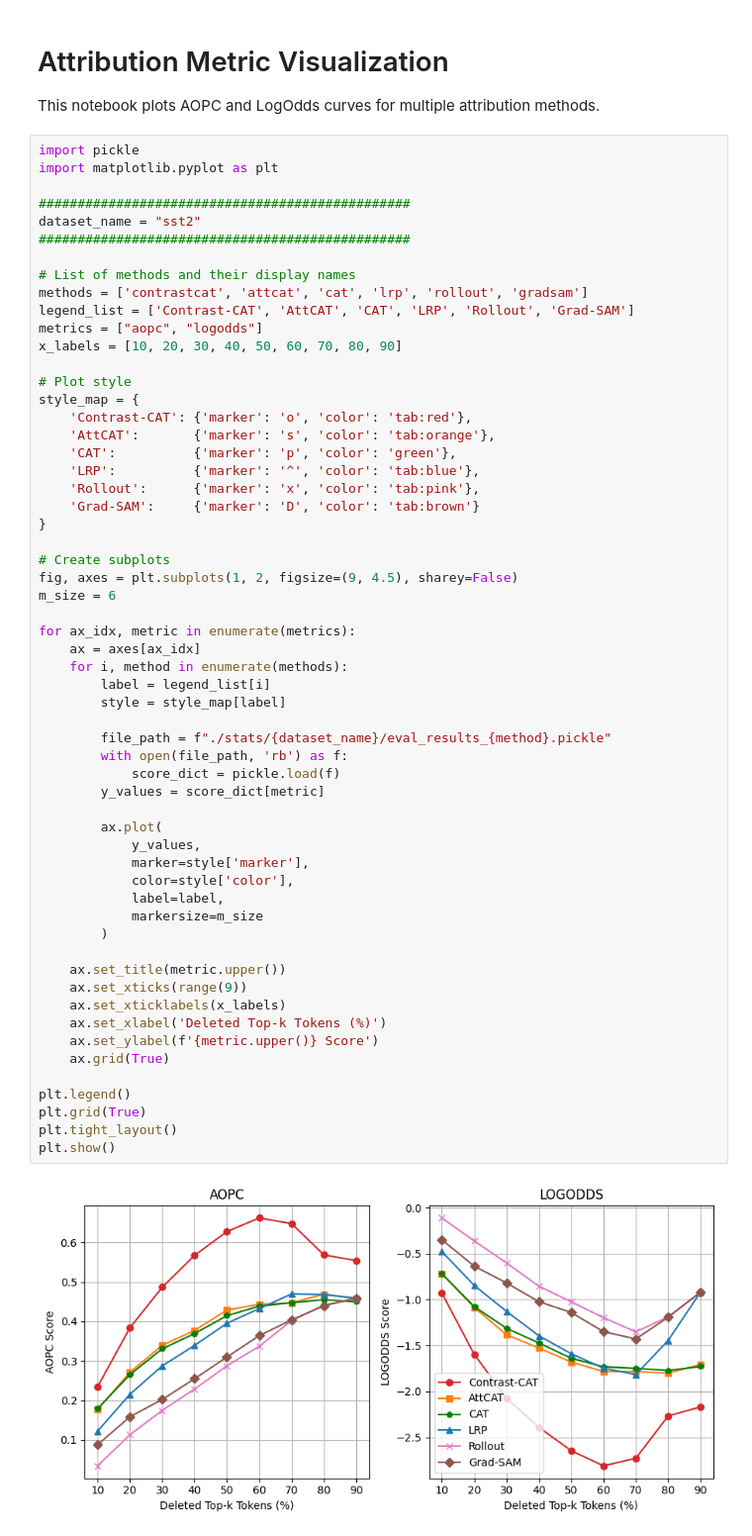
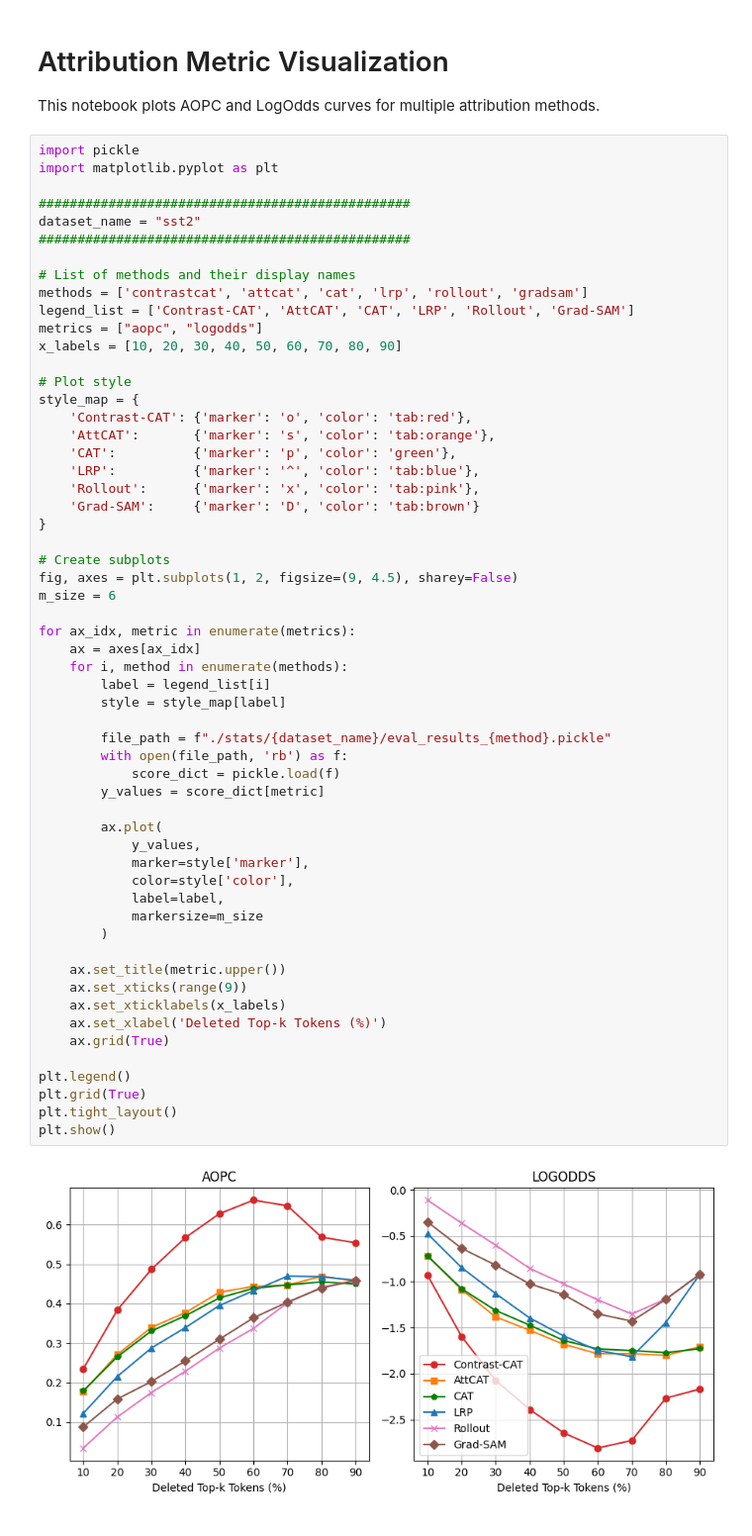
Before and after one commit to ku-air/Contrast-CAT, a Jupyter notebook: attribution_curve_plot.ipynb, the cells around one changed output. Shown at 99% size. Drawn from its saved outputs; the diff is of its cells as text.

```diff
--- a/attribution_curve_plot.ipynb
+++ b/attribution_curve_plot.ipynb
@@ -33,32 +33,31 @@ m_size = 6
 for ax_idx, metric in enumerate(metrics):
     ax = axes[ax_idx]
     for i, method in enumerate(methods):
         label = legend_list[i]
         style = style_map[label]
 
         file_path = f"./stats/{dataset_name}/eval_results_{method}.pickle"
         with open(file_path, 'rb') as f:
             score_dict = pickle.load(f)
         y_values = score_dict[metric]
 
         ax.plot(
             y_values,
             marker=style['marker'],
             color=style['color'],
             label=label,
             markersize=m_size
         )
 
     ax.set_title(metric.upper())
     ax.set_xticks(range(9))
     ax.set_xticklabels(x_labels)
     ax.set_xlabel('Deleted Top-k Tokens (%)')
-    ax.set_ylabel(f'{metric.upper()} Score')
     ax.grid(True)
 
 plt.legend()
 plt.grid(True)
 plt.tight_layout()
 plt.show()
 # %% [output]
-[figure, old version]
+[figure, new version]
```
